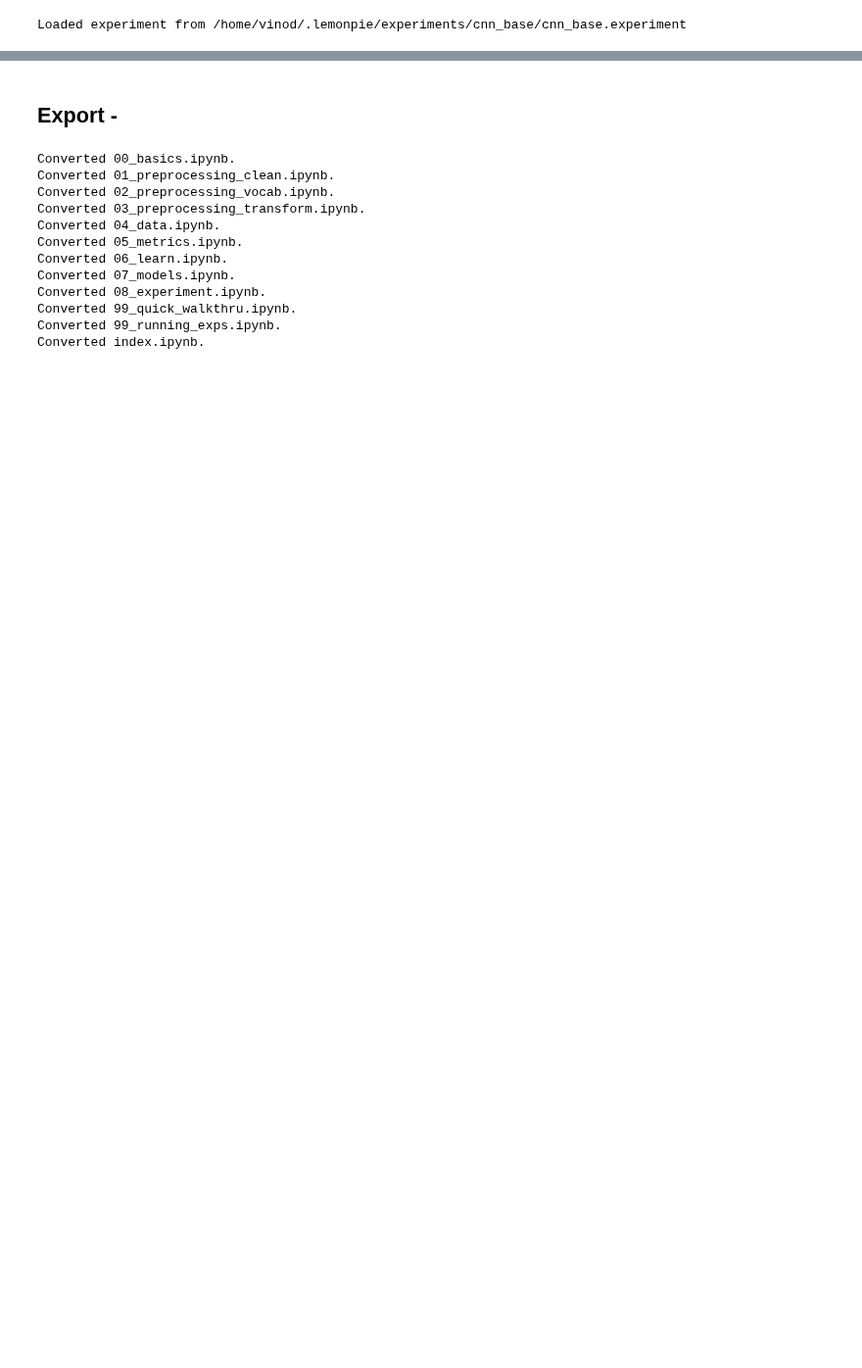
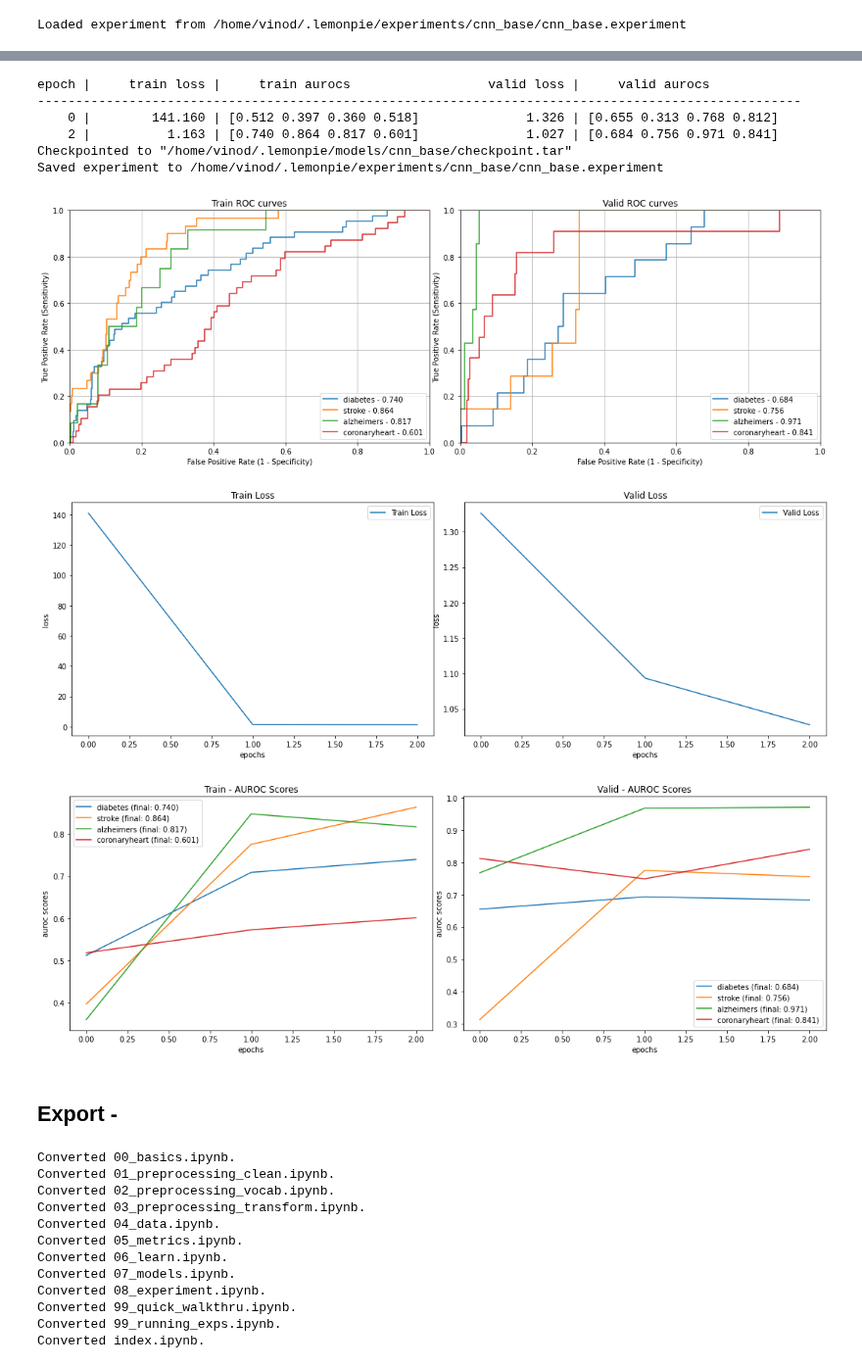
Before and after one commit to corazonlabs/lemonpie, a Jupyter notebook: 08_experiment.ipynb, the cells around one changed output, grey strips where cells are left out. Shown at 98% size. Drawn from its saved outputs; the diff is of its cells as text; code cells hidden in the pictures; blank space fills up the shorter version.

```diff
--- a/08_experiment.ipynb
+++ b/08_experiment.ipynb
@@ -510,0 +565,2 @@ Saved experiment to /home/vinod/.lemonpie/experiments/cnn_base/cnn_base.experime
+# %%
+cnn_exp_2 = Experiment.create_from_file(EXPERIMENT_STORE, 'cnn_base')
@@ -511,3 +587,15 @@ Saved experiment to /home/vinod/.lemonpie/experiments/cnn_base/cnn_base.experime
+# %%
+cnn_exp_2.fit(3)
+# %% [output]
+epoch |     train loss |     train aurocs                  valid loss |     valid aurocs
+----------------------------------------------------------------------------------------------------
+    0 |        141.160 | [0.512 0.397 0.360 0.518]              1.326 | [0.655 0.313 0.768 0.812]
+    2 |          1.163 | [0.740 0.864 0.817 0.601]              1.027 | [0.684 0.756 0.971 0.841]
+Checkpointed to "/home/vinod/.lemonpie/models/cnn_base/checkpoint.tar"
+Saved experiment to /home/vinod/.lemonpie/experiments/cnn_base/cnn_base.experiment
+[figure, added]
+[figure, added]
+[figure, added]
 # %% [markdown]
 ## Export -
 # %%
```
Also changed, not shown: parts of 25 cells of this notebook, 6 other files.
